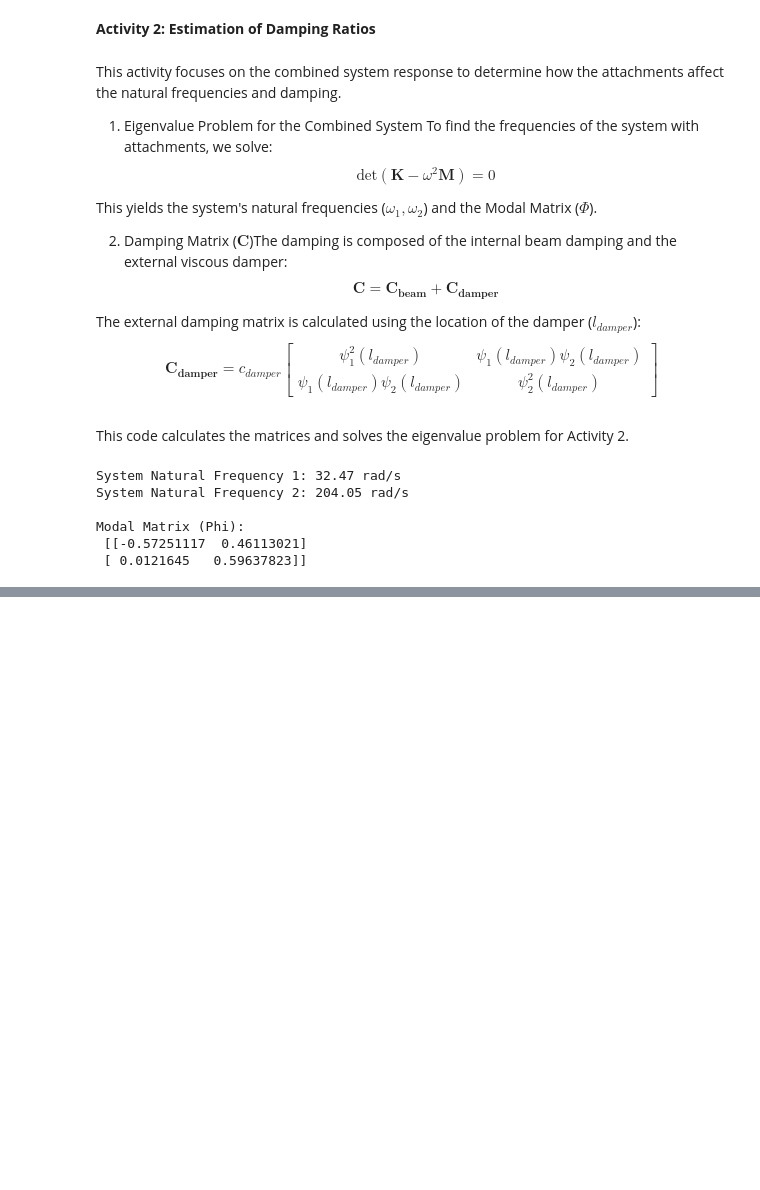
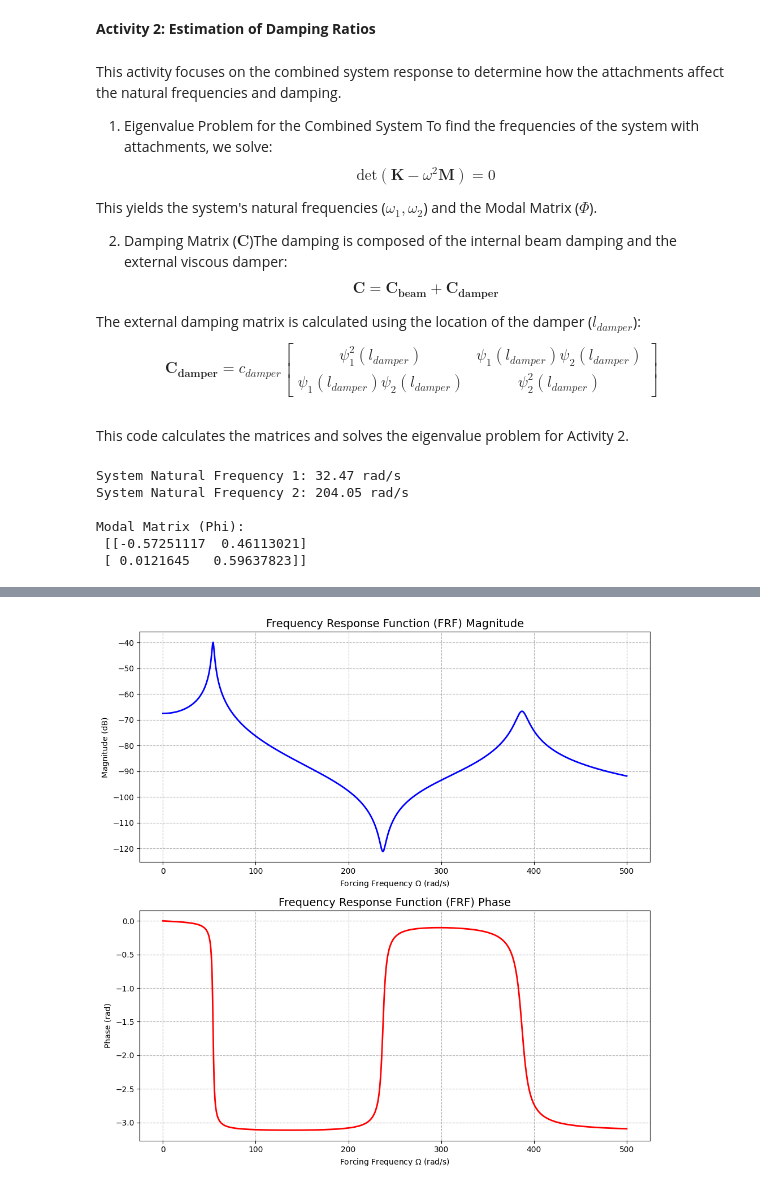
Before and after one commit to Alokathilakarathna/ME422_B3, a Jupyter notebook: Vibration Lab/e20391.ipynb, the cells around one changed output, grey strips where cells are left out. Saved outputs shown, nothing was run; the diff lists cells and outputs as text; code cells hidden in the pictures; blank space fills up the shorter version.

```diff
--- a/Vibration Lab/e20391.ipynb
+++ b/Vibration Lab/e20391.ipynb
@@ -185,0 +241,48 @@ Modal Matrix (Phi):
+# %%
+import numpy as np
+import matplotlib.pyplot as plt
+
+# --- System Parameters (Calculated in Activity 1 & 2) ---
+omega = np.array([54.089, 387.055]) # Natural frequencies (rad/s)
+m = np.array([1.0818, 0.7688])      # Modal masses
+zeta = np.array([0.02, 0.015])      # Estimated damping ratios
+psi_ex = np.array([-0.6133, 0.8923]) # Mode shape at exciter position
+
+# Define a function to compute the Transfer Function G(x, Omega)
+def get_frf(x_pos_psi, Omega_range):
+    # x_pos_psi is an array [psi1(x), psi2(x)] at a specific point x
+    G = np.zeros(len(Omega_range), dtype=complex)
+    for k in range(2):
+        numerator = psi_ex[k] * x_pos_psi[k]
+        denominator = m[k] * (omega[k]**2 - Omega_range**2 + 2j * zeta[k] * omega[k] * Omega_range)
+        G += numerator / denominator
+    return G
+
+# --- Simulation Execution ---
+Omega_vals = np.linspace(0.1, 500, 1000) # Range of frequencies in rad/s
+
+# Assume mode shape values at the free end (Example values)
+psi_free_end = np.array([-2.1, 1.8])
+G_vals = get_frf(psi_free_end, Omega_vals)
+
+# --- Plotting ---
+fig, (ax1, ax2) = plt.subplots(2, 1, figsize=(10, 10))
+
+# Magnitude Plot (dB)
+ax1.plot(Omega_vals, 20 * np.log10(np.abs(G_vals)), color='blue', linewidth=2)
+ax1.set_title('Frequency Response Function (FRF) Magnitude', fontsize=14)
+ax1.set_xlabel('Forcing Frequency $\Omega$ (rad/s)')
+ax1.set_ylabel('Magnitude (dB)')
+ax1.grid(True, which='both', linestyle='--')
+
+# Phase Plot (Radians)
+ax2.plot(Omega_vals, np.unwrap(np.angle(G_vals)), color='red', linewidth=2)
+ax2.set_title('Frequency Response Function (FRF) Phase', fontsize=14)
+ax2.set_xlabel('Forcing Frequency $\Omega$ (rad/s)')
+ax2.set_ylabel('Phase (rad)')
+ax2.grid(True, which='both', linestyle='--')
+
+plt.tight_layout()
+plt.show()
+# %% [output]
+[figure, added]
```
Also changed, not shown: parts of 3 cells of this notebook.
